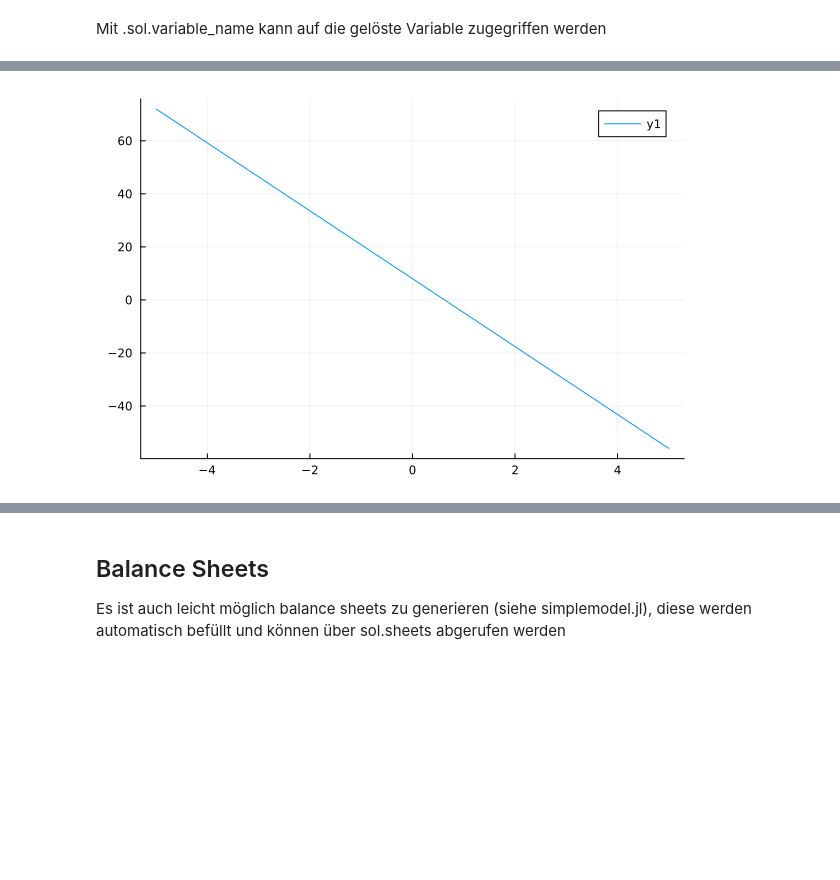
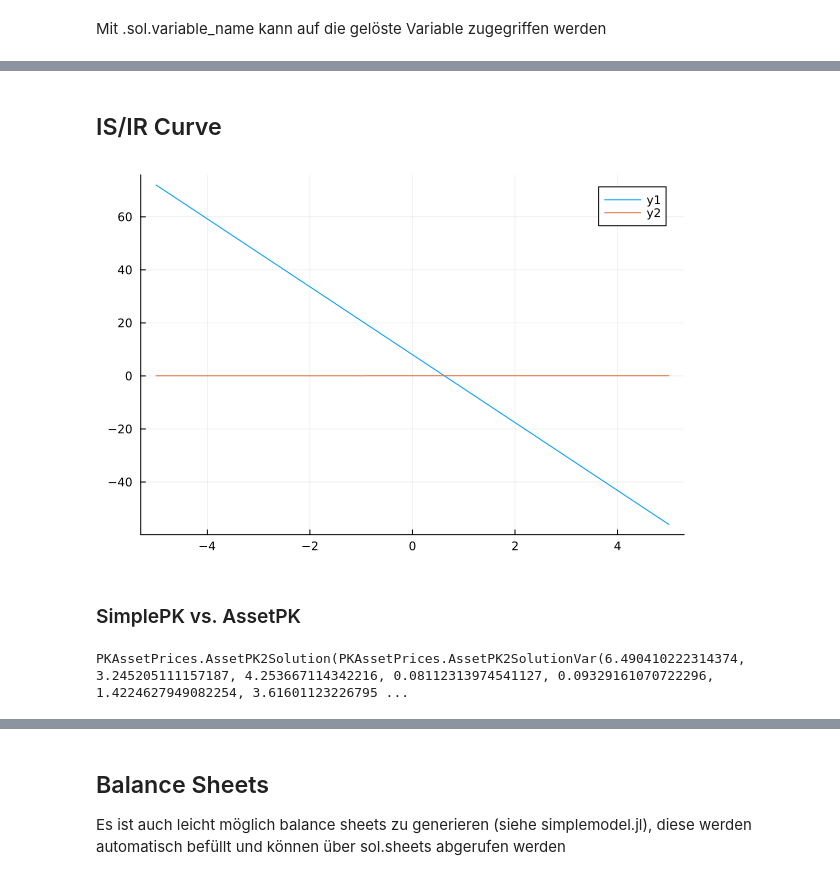
Before and after one commit to theplatters/PKAssetPrices, a Jupyter notebook: notebooks/testNB.ipynb, the cells around one changed output, grey strips where cells are left out. Cells and saved outputs as stored; diff of their text form; code cells hidden in the pictures; blank space fills up the shorter version.

```diff
--- a/notebooks/testNB.ipynb
+++ b/notebooks/testNB.ipynb
@@ -108,4 +100,14 @@ sol.sheets[2].reserves
+# %% [markdown]
+## IS/IR Curve
 # %%
 plot(x -> PKAssetPrices.SimplePKIS(x,SimplePKParams()))
+plot!(x -> PKAssetPrices.SimplePKIR(x,SimplePKParams()))
 # %% [output]
-[figure, old version]
+[figure, new version]
+# %% [markdown]
+### SimplePK vs. AssetPK
+# %%
+sa = PKAssetPrices.solve_model(AssetPKModel())
+so = PKAssetPrices.solve_model(AssetPK2Model())
+# %% [output]
+PKAssetPrices.AssetPK2Solution(PKAssetPrices.AssetPK2SolutionVar(6.490410222314374, 3.245205111157187, 4.253667114342216, 0.08112313974541127, 0.09329161070722296, 1.4224627949082254, 3.61601123226795 ...
```
Also changed, not shown: parts of 9 cells of this notebook, 1 other file.
